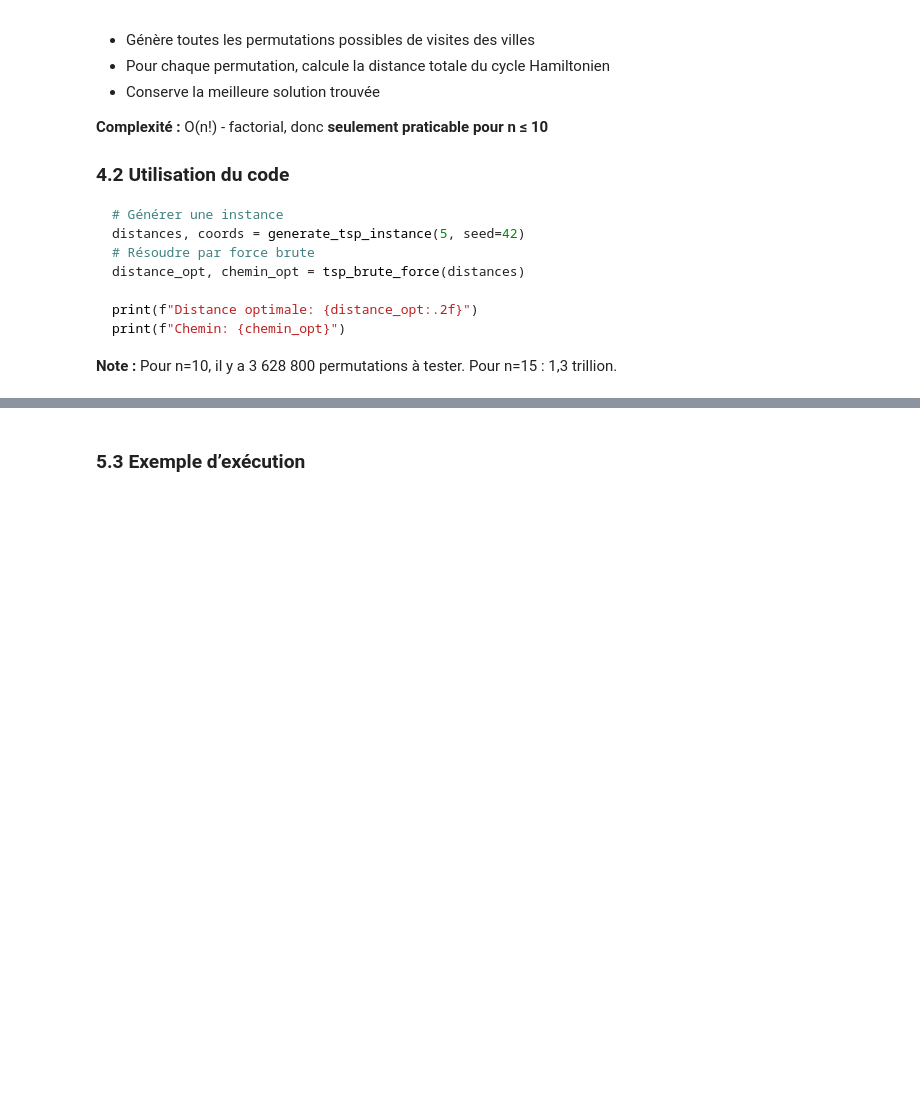
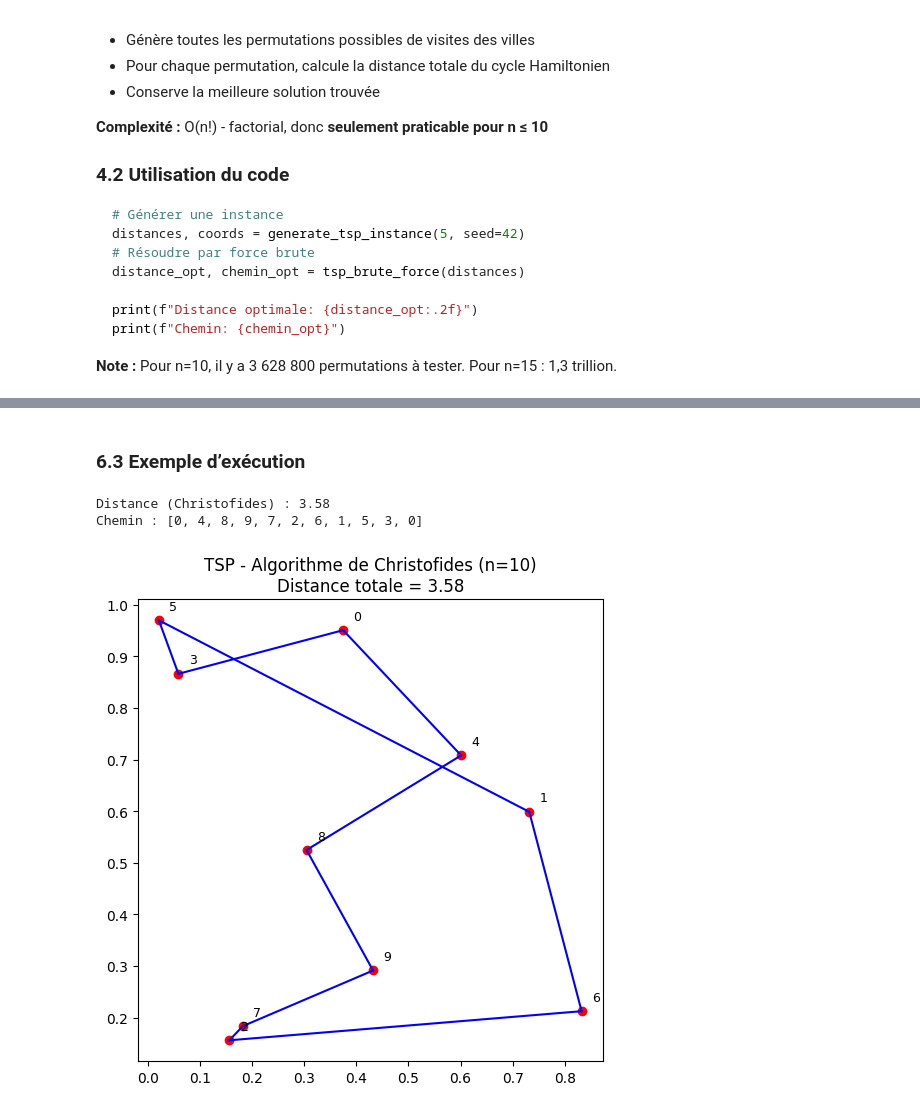
Before and after one commit to waaarz/Projet-IT4A, a Jupyter notebook: Projet-Complexité-A2025 (3).ipynb, the cells around one changed output, grey strips where cells are left out. Drawn from its saved outputs; the diff is of its cells as text; code cells hidden in the pictures; blank space fills up the shorter version.

```diff
--- a/Projet-Complexité-A2025 (3).ipynb
+++ b/Projet-Complexité-A2025 (3).ipynb
@@ -401,22 +433,34 @@ def christofides_tsp(points):
 # %% [markdown]
-### 5.3 Exemple d’exécution
+### 6.3 Exemple d’exécution
 # %%
-n = 10
-points = generate_tsp_instance(n)
-cycle, dist = christofides_tsp(points)
+# Générer une instance
+distances, coords = generate_tsp_instance(10, seed=42)
 
-print("Cycle trouvé par Christofides :", cycle)
-print("Longueur totale :", round(dist, 2))
+# Résoudre par l’algorithme de Christofides
+chemin_chr, dist_chr = tsp_christofides(distances, coords)
 
-# Visualisation
+print(f"Distance (Christofides) : {dist_chr:.2f}")
+print(f"Chemin : {chemin_chr}")
+
+# Visualisation du chemin trouvé
 plt.figure(figsize=(6, 6))
-for i in range(len(cycle)-1):
-    x1, y1 = points[cycle[i]]
-    x2, y2 = points[cycle[i+1]]
+
+# Tracer le chemin trouvé par Christofides
+for i in range(len(chemin_chr) - 1):
+    x1, y1 = coords[chemin_chr[i]]
+    x2, y2 = coords[chemin_chr[i + 1]]
     plt.plot([x1, x2], [y1, y2], 'b-')
-for i, (x, y) in points.items():
+
+# Afficher les points et leurs indices
+for i in range(len(coords)):
+    x, y = coords[i]
     plt.scatter(x, y, c='r')
-    plt.text(x+0.02, y+0.02, str(i), fontsize=10)
-plt.title(f"TSP - Algorithme de Christofides (n={n})\nDistance totale = {dist:.2f}")
+    plt.text(x + 0.02, y + 0.02, str(i), fontsize=9)
+
+plt.title(f"TSP - Algorithme de Christofides (n={len(coords)})\nDistance totale = {dist_chr:.2f}")
 plt.show()
+# %% [output]
+Distance (Christofides) : 3.58
+Chemin : [0, 4, 8, 9, 7, 2, 6, 1, 5, 3, 0]
+[figure, added]
 # %% [markdown]
```
Also changed, not shown: parts of 7 cells of this notebook.
